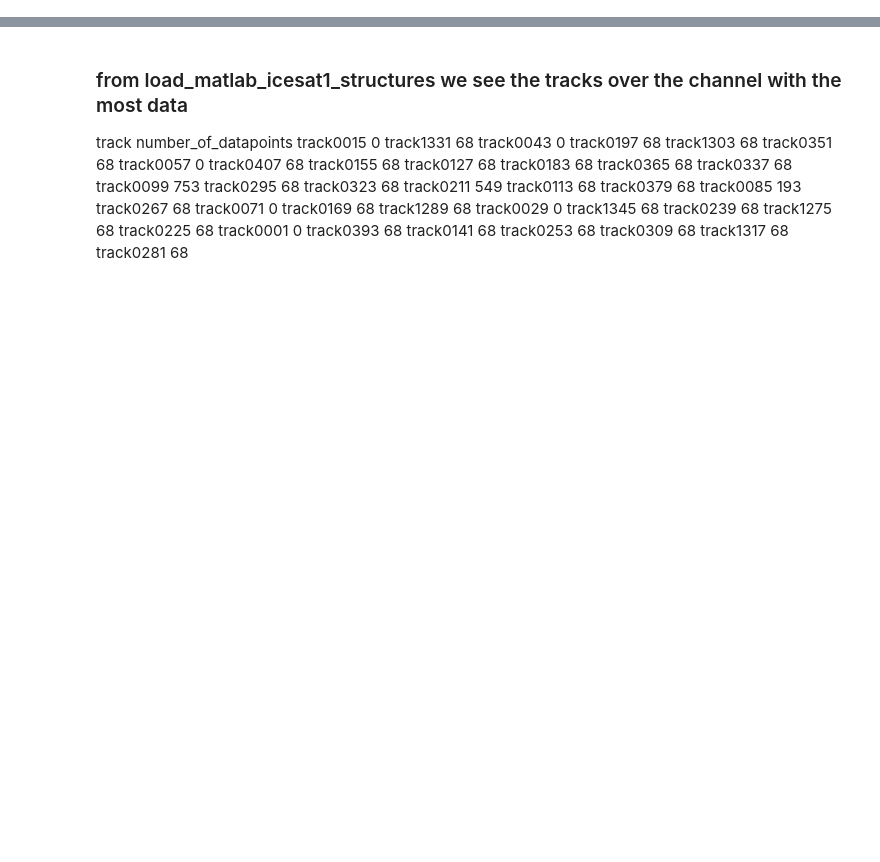
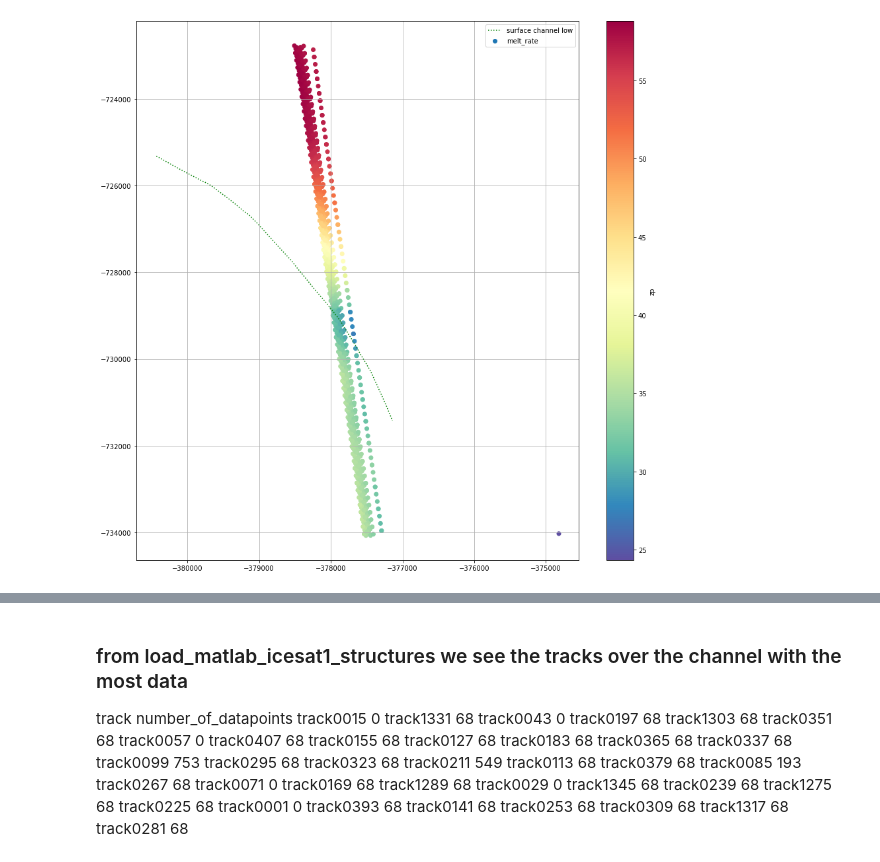
Before and after one commit to arrran/PhD_data_chapter, a Jupyter notebook: Jupyter/ICESAT1/ICESAT1_calculate_residuals.ipynb, the cells around one changed output, grey strips where cells are left out. Cells and saved outputs as stored; diff of their text form; code cells hidden in the pictures; blank space fills up the shorter version.

```diff
--- a/Jupyter/ICESAT1/ICESAT1_calculate_residuals.ipynb
+++ b/Jupyter/ICESAT1/ICESAT1_calculate_residuals.ipynb
@@ -134,0 +89,11 @@ dz = df.res + ( (df.timestamp-df.timestamp.iloc[0]) /  np.timedelta64(1, 'Y'))*d
+# %%
+def map_track(track,show='zp'):
+    da = icesat1_load_alldzdt_pickle(track)
+    gd_chan = gpd.read_file("/Users/home/whitefar/DATA/FIELD_ANT_19/POST_FIELD/RES/PROCESSED_LINES_GISFILE/linedownchan.shp")
+    plt.figure(figsize=(15,15))
+    plt.scatter(da.x,da.y,c=da[show],cmap='Spectral_r')
+    plt.plot(gd_chan.iloc[75:-300:10].geometry.x,gd_chan.iloc[75:-300:10].geometry.y,'g:')
+    plt.legend(['surface channel low','melt_rate'])
+    cb = plt.colorbar()
+    cb.set_label(show)
+    plt.grid()
@@ -134,0 +120,4 @@ dz = df.res + ( (df.timestamp-df.timestamp.iloc[0]) /  np.timedelta64(1, 'Y'))*d
+# %%
+map_track('track0099',show='zp')
+# %% [output]
+[figure, added]
```
Also changed, not shown: parts of 37 cells of this notebook, 4 other files.
